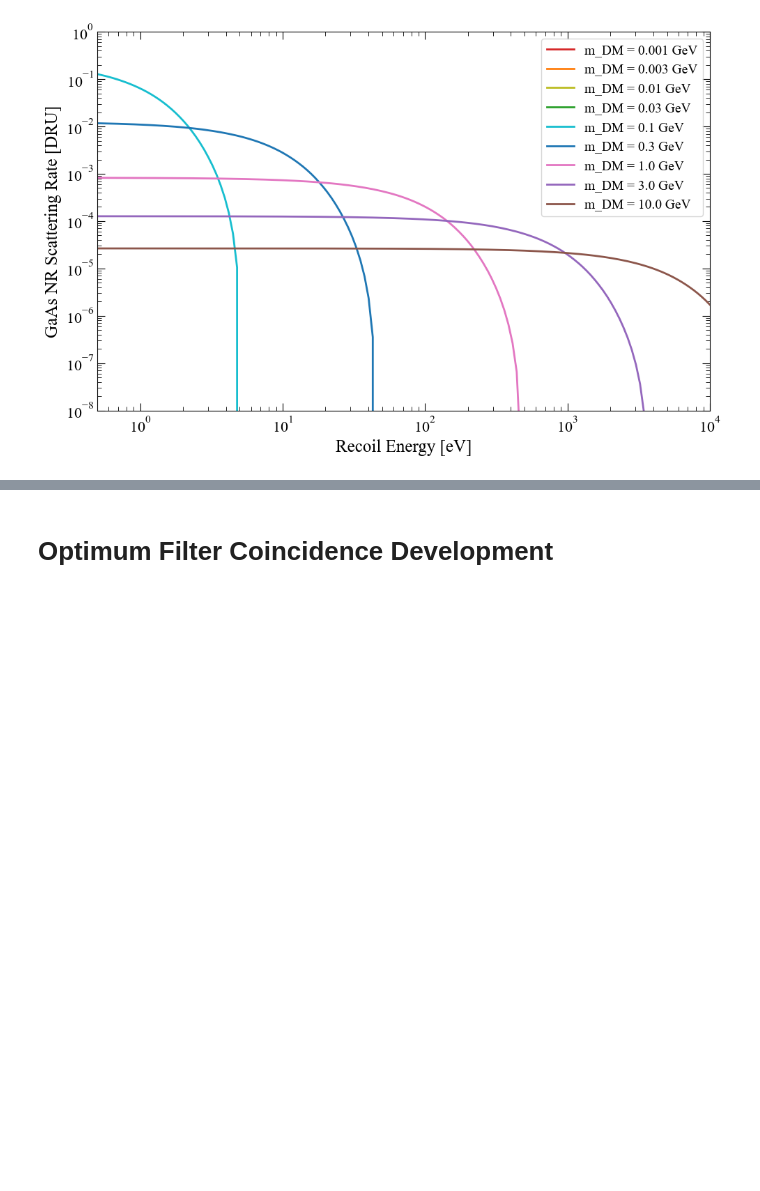
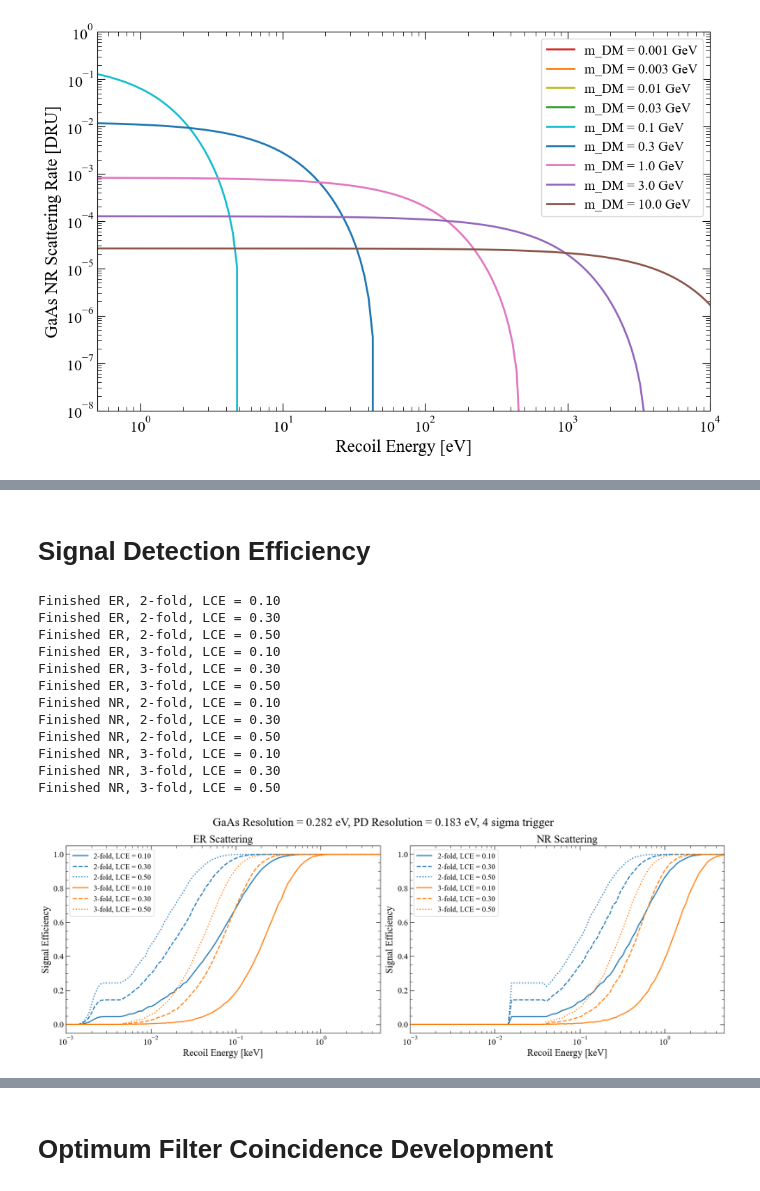
Before and after one commit to spice-herald/DarkLim, a Jupyter notebook: examples/GaAs_Development.ipynb, the cells around one changed output, grey strips where cells are left out. Saved outputs shown, nothing was run; the diff lists cells and outputs as text; code cells hidden in the pictures; blank space fills up the shorter version.

```diff
--- a/examples/GaAs_Development.ipynb
+++ b/examples/GaAs_Development.ipynb
@@ -514,0 +635,72 @@ fig.show()
+# %% [markdown]
+# Signal Detection Efficiency
+# %%
+# Probably not changing these
+GaAs_QE = 0.6
+GaAs_gamma_energy = 0.9e-3  # Energy of recombined e-h photons in keV
+
+# Containers to hold signal efficiency
+E_keV_arr = np.geomspace(0.001, 5, 100)
+
+# We may want to change these
+GaAs_energy_resolution = 0.282e-3  # Energy resolution in keV
+PD_energy_resolution = 0.183e-3
+n_sigma = 4.0
+
+fig, ax = plt.subplots(1, 2, figsize=(18, 6.5))
+
+for axi, pt in enumerate(['ER', 'NR']):
+    for fold, color in zip([2, 3], ['C0', 'C1']):
+        for LCE, ls in zip([0.1, 0.3, 0.5], ['-', '--', ':']):
+
+            eps_arr = np.zeros_like(E_keV_arr)
+            label = f'{fold}-fold, LCE = {LCE:.2f}'
+
+            for i, E_keV in enumerate(E_keV_arr):
+
+                E_GaAs_obs_keV, E_PD_A_obs_keV, E_PD_B_obs_keV, detected = \
+                    darklim.detector.monoenergetic_sim_GaAs(
+                        E_keV, recoil = pt, N_PDs = (fold - 1),
+                        E_th_PD = PD_energy_resolution * n_sigma, E_res_PD = PD_energy_resolution,
+                        E_th_GaAs = GaAs_energy_resolution * n_sigma, E_res_GaAs = GaAs_energy_resolution,
+                        collection_efficiency=LCE, GaAs_QE=GaAs_QE, GaAs_gamma_energy=GaAs_gamma_energy,
+                        rng=np.random.default_rng(12345), n_sim = 10_000, verbose=False
+                    )
+
+                eps_arr[i] = np.sum(detected) / len(detected)
+
+            ax[axi].plot(E_keV_arr, eps_arr, label=label, color=color, ls=ls)
+            print(f'Finished {pt}, {label}')
+
+ax[0].set_xlabel('Recoil Energy [keV]')
+ax[0].set_ylabel('Signal Efficiency')
+ax[0].set_title('ER Scattering')
+ax[0].set_xscale('log')
+ax[0].legend(loc='upper left', fontsize=14)
+ax[0].set_xlim([E_keV_arr[0], E_keV_arr[-1]])
+
+ax[1].set_xlabel('Recoil Energy [keV]')
+ax[1].set_ylabel('Signal Efficiency')
+ax[1].set_title('NR Scattering')
+ax[1].set_xscale('log')
+ax[1].legend(loc='upper left', fontsize=14)
+ax[1].set_xlim([E_keV_arr[0], E_keV_arr[-1]])
+
+fig.suptitle(f'GaAs Resolution = {GaAs_energy_resolution*1e3:.3f} eV, PD Resolution = {PD_energy_resolution*1e3:.3f} eV, {n_sigma:.0f} sigma trigger', fontsize=22)
+
+fig.tight_layout()
+fig.show()
+# %% [output]
+Finished ER, 2-fold, LCE = 0.10
+Finished ER, 2-fold, LCE = 0.30
+Finished ER, 2-fold, LCE = 0.50
+Finished ER, 3-fold, LCE = 0.10
+Finished ER, 3-fold, LCE = 0.30
+Finished ER, 3-fold, LCE = 0.50
+Finished NR, 2-fold, LCE = 0.10
+Finished NR, 2-fold, LCE = 0.30
+Finished NR, 2-fold, LCE = 0.50
+Finished NR, 3-fold, LCE = 0.10
+Finished NR, 3-fold, LCE = 0.30
+Finished NR, 3-fold, LCE = 0.50
+[figure, added]
```
Also changed, not shown: parts of 60 cells of this notebook, 2 other files.
